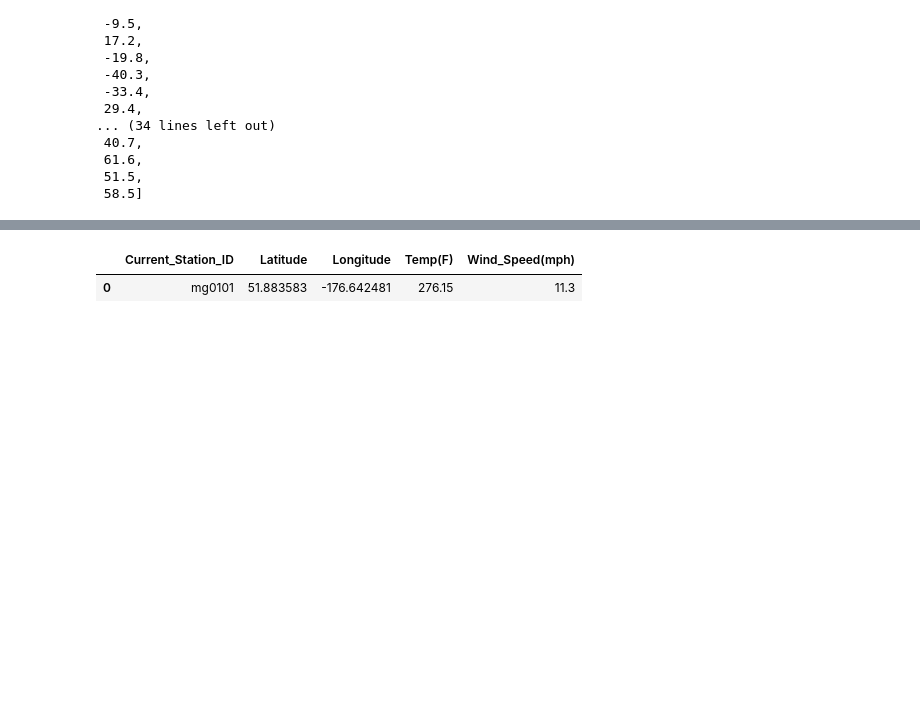
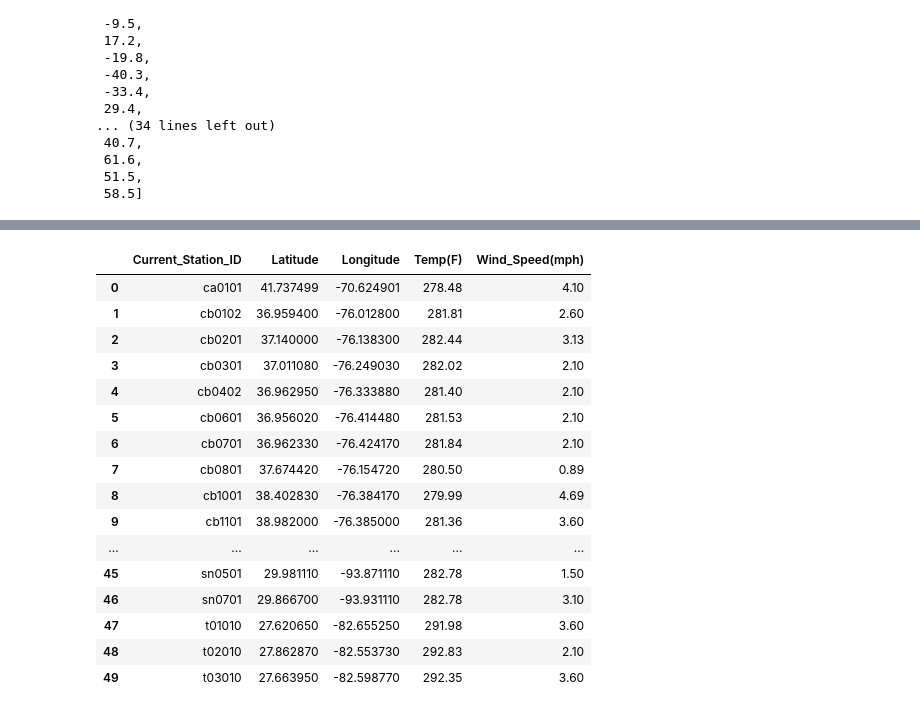
Before and after one commit to cveras33/dive-sites-ETL, a Jupyter notebook: weather_and_currents.ipynb, the cells around one changed output, grey strips where cells are left out. Saved outputs shown, nothing was run; the diff lists cells and outputs as text; code cells hidden in the pictures; blank space fills up the shorter version.

Commit message:
Made a tide and weather csv.

```diff
--- a/weather_and_currents.ipynb
+++ b/weather_and_currents.ipynb
@@ -188,13 +190,13 @@ tide_df
 #To avoid getting locked out of the weather api, I made use of time sleep to iterate in one second intervals.
 
 units = "standard"
-#lats = tide_df["Latitude"].to_list()
-#lons = tide_df["Longitude"].to_list()
-#s_ids = tide_df["Current_Station_ID"].to_list()
+lats = tide_df["Latitude"].to_list()
+lons = tide_df["Longitude"].to_list()
+s_ids = tide_df["Current_Station_ID"].to_list()
 
-lats = ["51.883583"]
-lons = ["-176.642481"]
-s_ids = ["mg0101"]
+#lats = ["51.883583"]
+#lons = ["-176.642481"]
+#s_ids = ["mg0101"]
 
 #Outputs
 s_ID = []
@@ -219,11 +221,27 @@ for (lat, lon, s_id) in zip(lats, lons, s_ids):
 # %%
 #This is the dataframe for weather which will match to the tide station df through coordinates.
 
 weather = {"Current_Station_ID": s_ID, "Latitude": w_lat,
          "Longitude": w_lon, "Temp(F)": temps, "Wind_Speed(mph)": wind_speed}
 weather_df = pd.DataFrame(weather, columns=["Current_Station_ID", "Latitude", "Longitude",
                                        "Temp(F)", "Wind_Speed(mph)"])
+weather_df.to_csv('Resources/my_weather.csv', index = False)
 weather_df
 # %% [output]
 |  | Current_Station_ID | Latitude | Longitude | Temp(F) | Wind_Speed(mph) |
-| 0 | mg0101 | 51.883583 | -176.642481 | 276.15 | 11.3 |
+| 0 | ca0101 | 41.737499 | -70.624901 | 278.48 | 4.10 |
+| 1 | cb0102 | 36.959400 | -76.012800 | 281.81 | 2.60 |
+| 2 | cb0201 | 37.140000 | -76.138300 | 282.44 | 3.13 |
+| 3 | cb0301 | 37.011080 | -76.249030 | 282.02 | 2.10 |
+| 4 | cb0402 | 36.962950 | -76.333880 | 281.40 | 2.10 |
+| 5 | cb0601 | 36.956020 | -76.414480 | 281.53 | 2.10 |
+| 6 | cb0701 | 36.962330 | -76.424170 | 281.84 | 2.10 |
+| 7 | cb0801 | 37.674420 | -76.154720 | 280.50 | 0.89 |
+| 8 | cb1001 | 38.402830 | -76.384170 | 279.99 | 4.69 |
+| 9 | cb1101 | 38.982000 | -76.385000 | 281.36 | 3.60 |
+| ... | ... | ... | ... | ... | ... |
+| 45 | sn0501 | 29.981110 | -93.871110 | 282.78 | 1.50 |
+| 46 | sn0701 | 29.866700 | -93.931110 | 282.78 | 3.10 |
+| 47 | t01010 | 27.620650 | -82.655250 | 291.98 | 3.60 |
+| 48 | t02010 | 27.862870 | -82.553730 | 292.83 | 2.10 |
+| 49 | t03010 | 27.663950 | -82.598770 | 292.35 | 3.60 |
```
Also changed, not shown: parts of 1 cell of this notebook, 2 other files.
